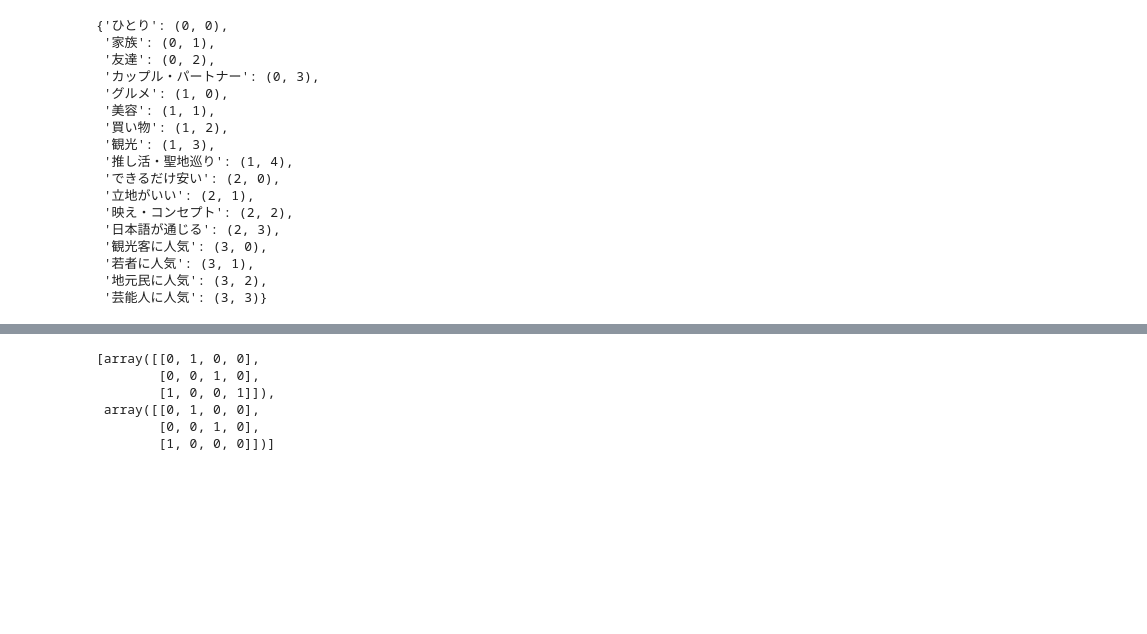
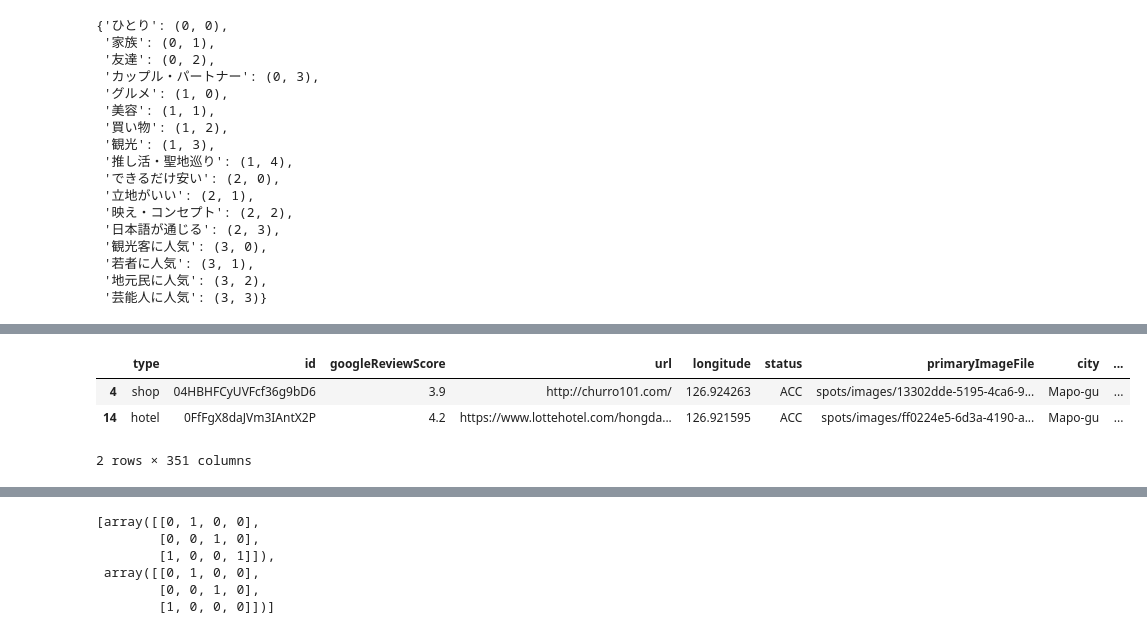
Before and after one commit to kinshotomoya/micce, a Jupyter notebook: micce.ipynb, the cells around one changed output, grey strips where cells are left out. Saved outputs shown, nothing was run; the diff lists cells and outputs as text; code cells hidden in the pictures; blank space fills up the shorter version.

```diff
--- a/micce.ipynb
+++ b/micce.ipynb
@@ -138,0 +156,29 @@ with_tag_vector_df
+# %%
+# あらゆる種類の検索条件を作成
+
+import itertools
+
+matrix = [[0,0,0,0,0], [0,0,0,0,0], [0,0,0,0,0], [0,0,0,0,0]]
+
+combinations = list(itertools.product(range(5), repeat=4))
+
+matrices = []
+for combo in combinations:
+    new_matrix = [row.copy() for row in matrix]
+    skip_append = False
+    for i, col in enumerate(combo):
+        if((i == 0 or i == 2 or i == 3) and col == 4):
+            skip_append = True
+            continue
+        else:
+            new_matrix[i][col] = 1
+    if(not skip_append):
+        matrices.append(new_matrix)
+
+
+search_condition_list = []
+for m in matrices:
+    search_condition_list.append(np.array(m))
+
+
+search_condition_list
@@ -138,0 +203,20 @@ with_tag_vector_df
+# %%
+# 実際に↑で作成した検索クエリとspotの類似度を計算して korea_dfの各行に類似度を入れてみる
+
+def sim(X, Y) -> int:
+    multiple = (X - Y)**2
+    sum = multiple.sum()
+    return sum
+
+def calcurate(tags_vec: np.array, search_condition: np.array) -> int:
+    return sim(tags_vec, search_condition)
+
+for index, search_condition in enumerate(search_condition_list):
+    korea_df[f"sim_of_search_condition_{index}"] = korea_df["tags_vector"].apply(lambda tags_vec: calcurate(tags_vec, search_condition))
+
+korea_df.head(2)
+# %% [output]
+|  | type | id | googleReviewScore | url | longitude | status | primaryImageFile | city | ... |
+| 4 | shop | 04HBHFCyUVFcf36g9bD6 | 3.9 | http://churro101.com/ | 126.924263 | ACC | spots/images/13302dde-5195-4ca6-9... | Mapo-gu | ... |
+| 14 | hotel | 0FfFgX8daJVm3IAntX2P | 4.2 | https://www.lottehotel.com/hongda... | 126.921595 | ACC | spots/images/ff0224e5-6d3a-4190-a... | Mapo-gu | ... |
+2 rows × 351 columns
```
Also changed, not shown: parts of 9 cells of this notebook.
